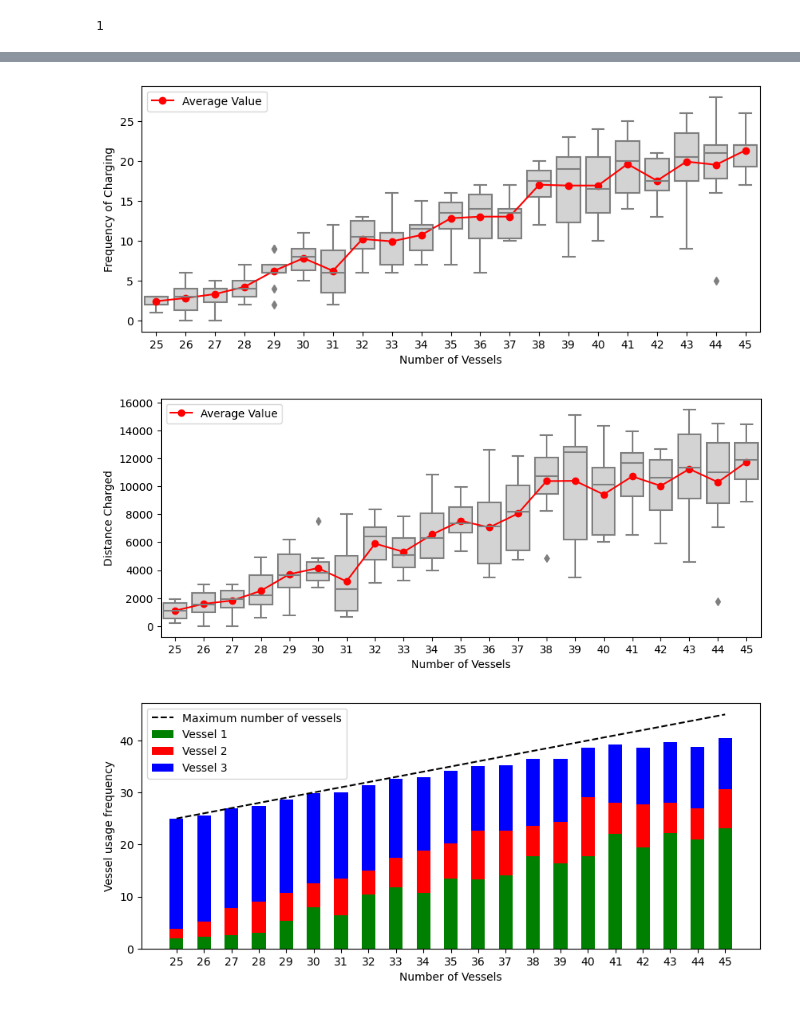
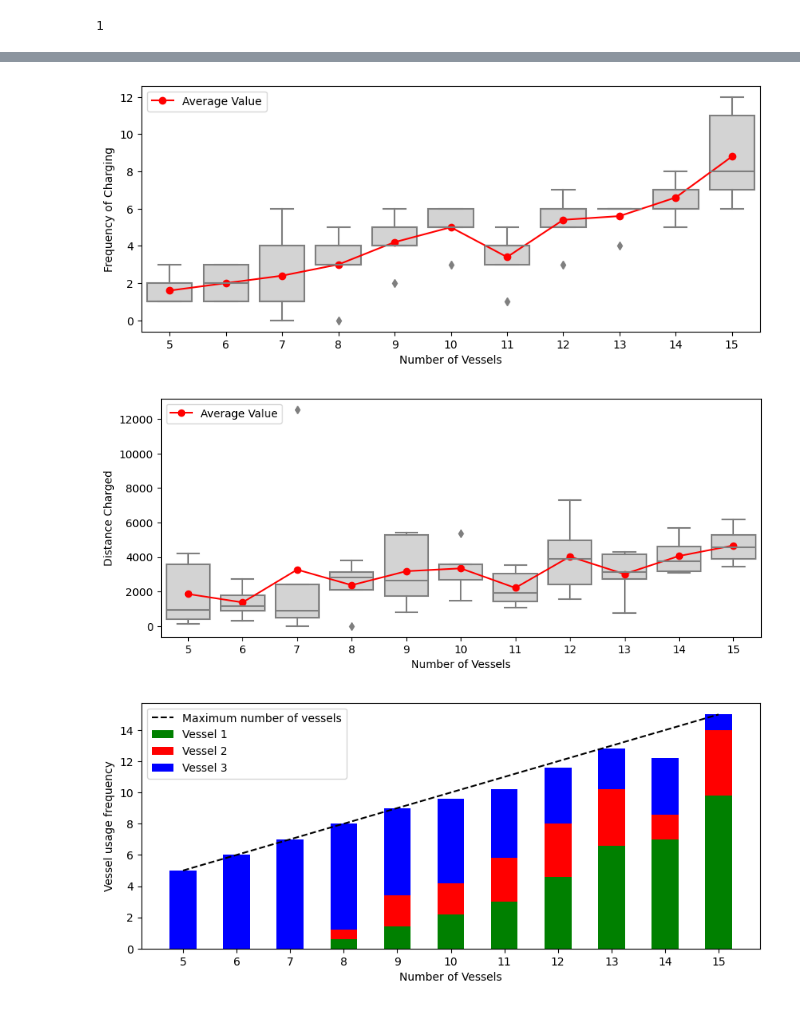
Before and after one commit to simonhusebo/MASTERS, a Jupyter notebook: Experiments.ipynb, the cells around one changed output, grey strips where cells are left out. Saved outputs shown, nothing was run; the diff lists cells and outputs as text; code cells hidden in the pictures.

Commit message:
tuned the problem specs

```diff
--- a/Experiments.ipynb
+++ b/Experiments.ipynb
@@ -449,10 +449,10 @@ def ExperimentII(problem,trip_range):
         best_cost = float('inf')
         best_solution = []
         vessel_count = []
-        for j in range(10):
+        for j in range(5):
             print(f'Starting run {j+1}')
             initial = initial_solution(problem,n_trips=i)
-            _,processed_best,new_cost,_,_,_,_,_,_,_,_, _ = ALNS(initial,problem,operators,5000)
+            _,processed_best,new_cost,_,_,_,_,_,_,_,_, _ = ALNS(initial,problem,operators,2500)
 
             sol,ves,charging = processed_best
 
@@ -484,8 +484,8 @@ def ExperimentII(problem,trip_range):
 
     return best_solutions,best_costs,n_charges_lists,amnt_charged_lists,vessel_count_lists,n_vessels
 # %%
-instance = 23
+instance = 14
 problem = problems[instance-1]
 # %%
-best_solutions,best_costs,n_charges_lists,amnt_charged_lists,vessel_count_lists,n_vessels = ExperimentII(problem,range(25,46))
+best_solutions,best_costs,n_charges_lists,amnt_charged_lists,vessel_count_lists,n_vessels = ExperimentII(problem,range(5,16))
 # %% [output]
@@ -513,3 +518,3 @@ with open(path, 'wb') as file:
 # %%
-exII_results_plot(exII,save_=False,save_name='/Users/simonhusebo/Dokumenter/MASTERS CODE/figures/ExperimentII/ExperimentII_instance23')
+exII_results_plot(exII,save_=True,save_name='/Users/simonhusebo/Dokumenter/MASTERS CODE/figures/ExperimentII/ExperimentII_instance14_newvesselrangescostsandpenalites')
 # %% [output]
@@ -517,3 +522,3 @@ exII_results_plot(exII,save_=False,save_name='/Users/simonhusebo/Dokumenter/MAST
-[figure, old version]
+[figure, new version]
-[figure, old version]
+[figure, new version]
-[figure, old version]
+[figure, new version]
```
Also changed, not shown: parts of 4 cells of this notebook, 44 other files.
